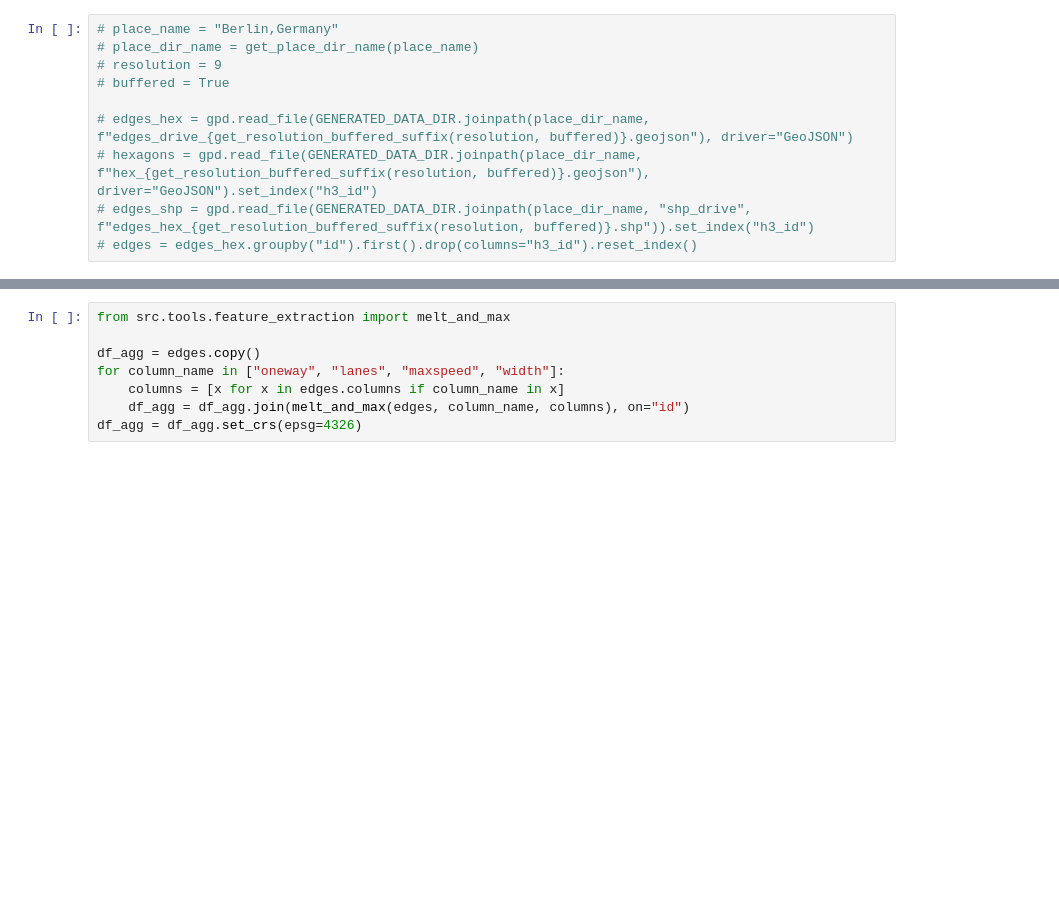
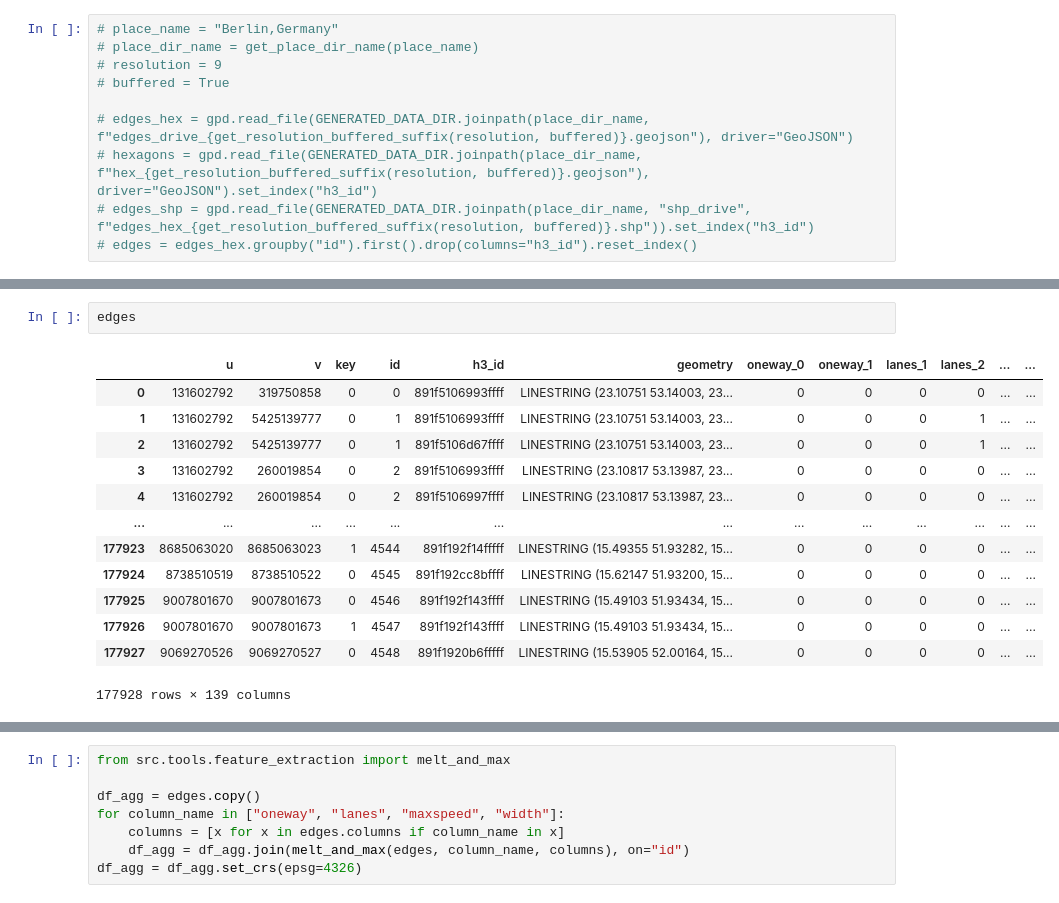
Before and after one commit to Calychas/highway2vec, a Jupyter notebook: notebooks/explorative.ipynb, the cells around one changed output, grey strips where cells are left out. Saved outputs shown, nothing was run; the diff lists cells and outputs as text; blank space fills up the shorter version.

```diff
--- a/notebooks/explorative.ipynb
+++ b/notebooks/explorative.ipynb
@@ -76,3 +93,19 @@ del hexagons_cities
+# %%
+edges
+# %% [output]
+|  | u | v | key | id | h3_id | geometry | oneway_0 | oneway_1 | lanes_1 | lanes_2 | ... | ... |
+| 0 | 131602792 | 319750858 | 0 | 0 | 891f5106993ffff | LINESTRING (23.10751 53.14003, 23... | 0 | 0 | 0 | 0 | ... | ... |
+| 1 | 131602792 | 5425139777 | 0 | 1 | 891f5106993ffff | LINESTRING (23.10751 53.14003, 23... | 0 | 0 | 0 | 1 | ... | ... |
+| 2 | 131602792 | 5425139777 | 0 | 1 | 891f5106d67ffff | LINESTRING (23.10751 53.14003, 23... | 0 | 0 | 0 | 1 | ... | ... |
+| 3 | 131602792 | 260019854 | 0 | 2 | 891f5106993ffff | LINESTRING (23.10817 53.13987, 23... | 0 | 0 | 0 | 0 | ... | ... |
+| 4 | 131602792 | 260019854 | 0 | 2 | 891f5106997ffff | LINESTRING (23.10817 53.13987, 23... | 0 | 0 | 0 | 0 | ... | ... |
+| ... | ... | ... | ... | ... | ... | ... | ... | ... | ... | ... | ... | ... |
+| 177923 | 8685063020 | 8685063023 | 1 | 4544 | 891f192f14fffff | LINESTRING (15.49355 51.93282, 15... | 0 | 0 | 0 | 0 | ... | ... |
+| 177924 | 8738510519 | 8738510522 | 0 | 4545 | 891f192cc8bffff | LINESTRING (15.62147 51.93200, 15... | 0 | 0 | 0 | 0 | ... | ... |
+| 177925 | 9007801670 | 9007801673 | 0 | 4546 | 891f192f143ffff | LINESTRING (15.49103 51.93434, 15... | 0 | 0 | 0 | 0 | ... | ... |
+| 177926 | 9007801670 | 9007801673 | 1 | 4547 | 891f192f143ffff | LINESTRING (15.49103 51.93434, 15... | 0 | 0 | 0 | 0 | ... | ... |
+| 177927 | 9069270526 | 9069270527 | 0 | 4548 | 891f1920b6fffff | LINESTRING (15.53905 52.00164, 15... | 0 | 0 | 0 | 0 | ... | ... |
+177928 rows × 139 columns
 # %%
 fig, ax = plt.subplots(figsize=(15, 5))
 counts = []
```
Also changed, not shown: parts of 8 cells of this notebook, 11 other files.
